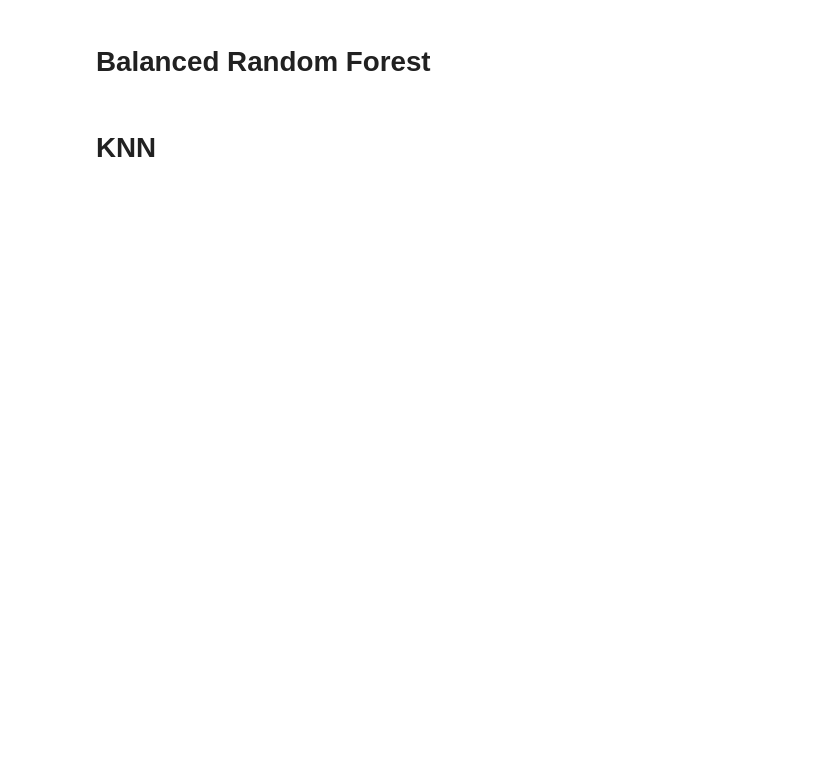
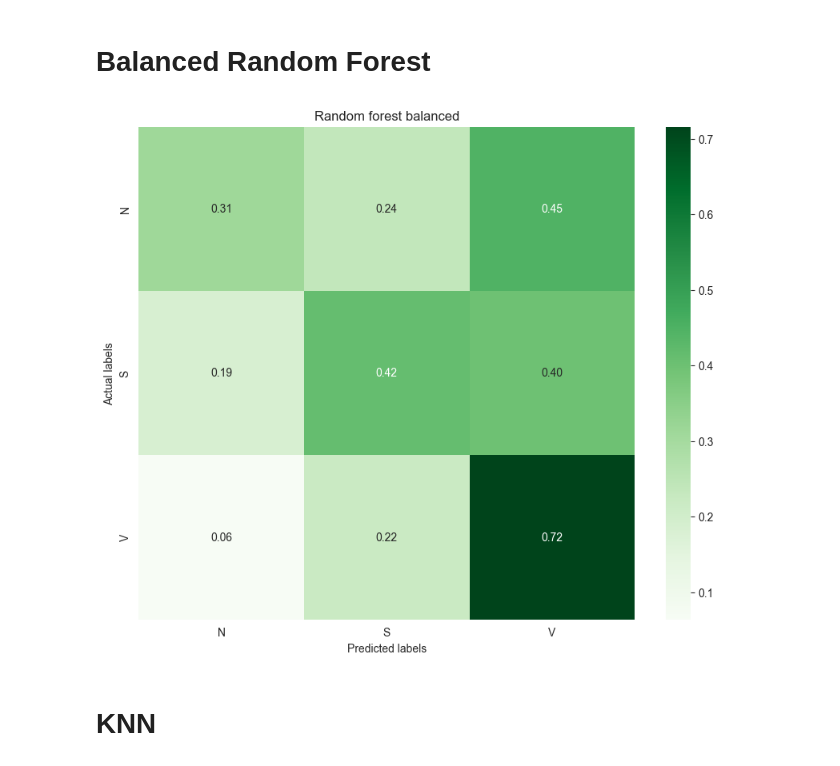
Before and after one commit to eleonora11sala/AI-project, a Jupyter notebook: ExperimentalModel.ipynb, the cells around one changed output. Drawn from its saved outputs; the diff is of its cells as text; code cells hidden in the pictures; blank space fills up the shorter version.

```diff
--- a/ExperimentalModel.ipynb
+++ b/ExperimentalModel.ipynb
@@ -284,7 +286,7 @@ print(clf.best_score_)
 from sklearn.ensemble import RandomForestClassifier
 randomForestModel = RandomForestClassifier(n_estimators=100,
                                               criterion='gini',
-                                              class_weight='balanced' )
+                                              class_weight=weight_dictionary_freq)
 randomForestModel.fit(X_train, y_train)
 
 y_predRanFor = randomForestModel.predict(X_test)
@@ -310,25 +316,27 @@ print(class_weights)
 # %%
 from imblearn.ensemble import BalancedRandomForestClassifier
 randomForestModel = BalancedRandomForestClassifier(n_estimators= 100,
                                                    criterion= 'gini',
                                                    max_depth= 20,
                                                    min_samples_split= 30,
                                                    min_samples_leaf = 1,
                                                    min_weight_fraction_leaf = 0.0,
                                                    max_features= None,
                                                    sampling_strategy='not minority',
                                                    replacement= False,
                                                    n_jobs= -1,
-                                                   random_state=42,
-                                                   class_weight= class_weights,
+                                                   random_state=random_state,
+                                                   class_weight= weight_dictionary_fold,
                                                    bootstrap=True
                                                    )
 randomForestModel.fit(X_train,
               y_train)
 y_pred = randomForestModel.predict(X_test)
 one_hot_encoded_pred = pd.get_dummies(y_pred, columns=['0'])
 
 model_evaluation(one_hot_encoded_pred, "Random forest balanced")
+# %% [output]
+[figure, added]
 # %% [markdown]
 # KNN
 # %%
```
Also changed, not shown: parts of 13 cells of this notebook.
